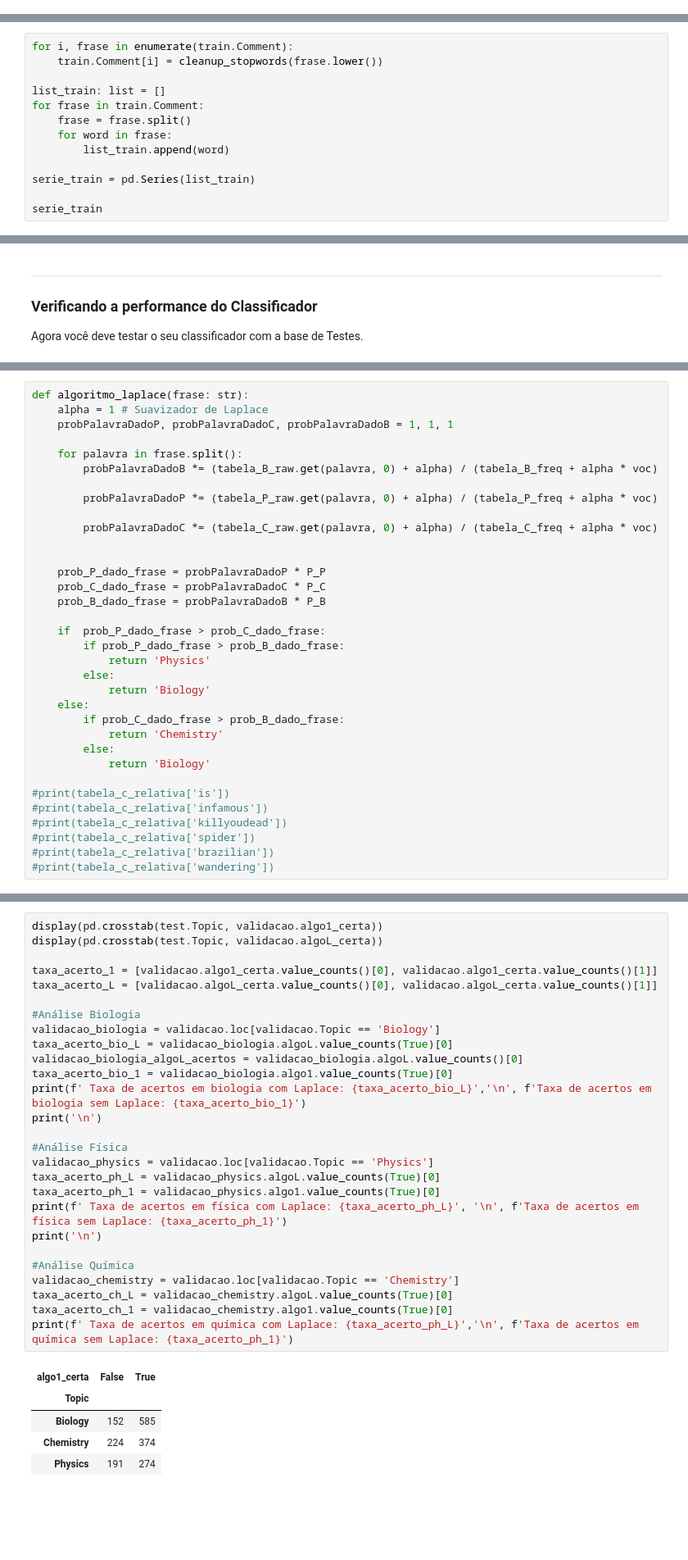
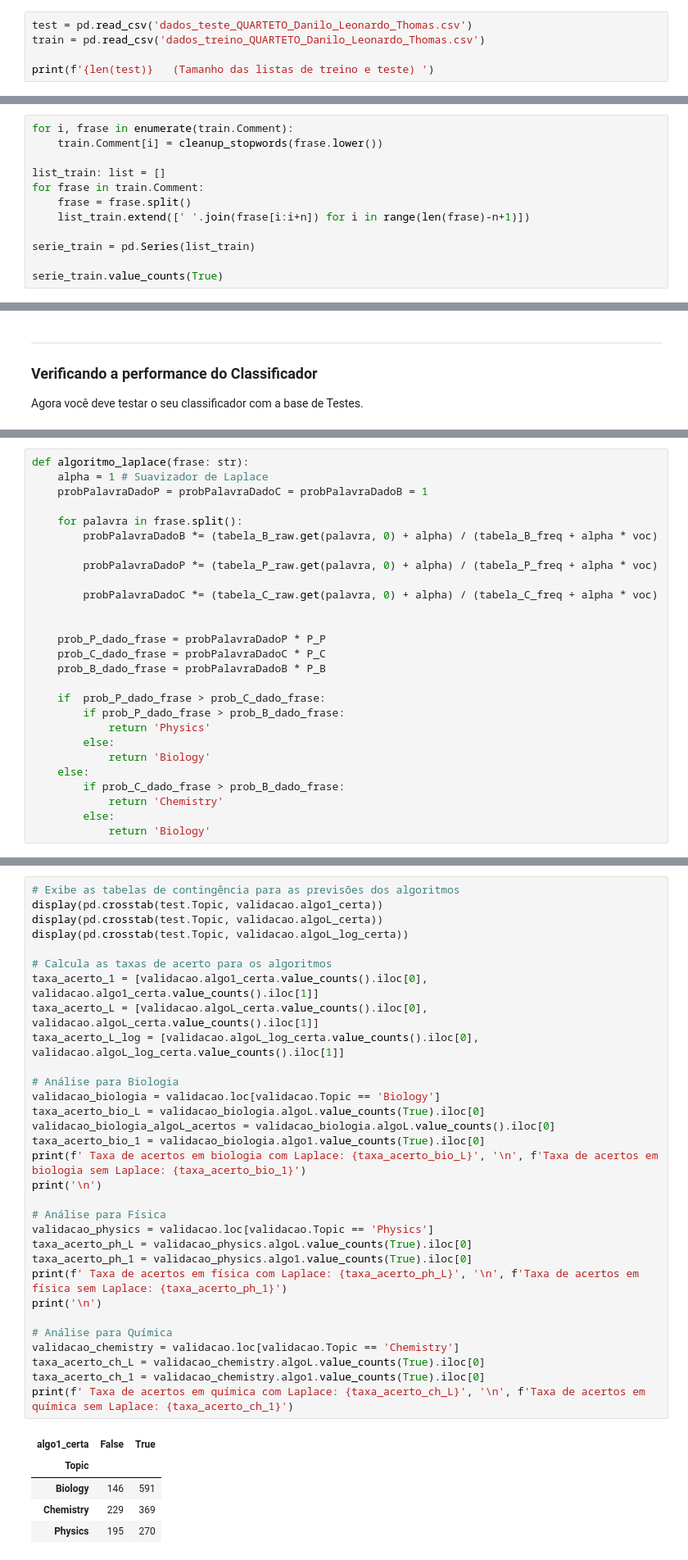
Before and after one commit to Danilo-C-Ramos/C-Dados-Grupo-1, a Jupyter notebook: Projeto1 Template.ipynb, the cells around one changed output, grey strips where cells are left out. Shown at 82% size. Drawn from its saved outputs; the diff is of its cells as text; blank space fills up the shorter version.

```diff
--- a/Projeto1 Template.ipynb
+++ b/Projeto1 Template.ipynb
@@ -51,0 +24,5 @@ test.head(5)
+# %%
+test = pd.read_csv('dados_teste_QUARTETO_Danilo_Leonardo_Thomas.csv')
+train = pd.read_csv('dados_treino_QUARTETO_Danilo_Leonardo_Thomas.csv')
+
+print(f'{len(test)}   (Tamanho das listas de treino e teste) ')
@@ -107,10 +86,9 @@ for i, frase in enumerate(train.Comment):
 list_train: list = []
 for frase in train.Comment:
     frase = frase.split()
-    for word in frase:
-        list_train.append(word)
+    list_train.extend([' '.join(frase[i:i+n]) for i in range(len(frase)-n+1)])
 
 serie_train = pd.Series(list_train)
 
-serie_train
+serie_train.value_counts(True)
 # %% [output]
@@ -252,7 +188,7 @@ Length: 40390, dtype: object
 # %%
 def algoritmo_laplace(frase: str):
     alpha = 1 # Suavizador de Laplace
-    probPalavraDadoP, probPalavraDadoC, probPalavraDadoB = 1, 1, 1
+    probPalavraDadoP = probPalavraDadoC = probPalavraDadoB = 1
 
     for palavra in frase.split():
         probPalavraDadoB *= (tabela_B_raw.get(palavra, 0) + alpha) / (tabela_B_freq + alpha * voc)
@@ -276,13 +212,6 @@ def algoritmo_laplace(frase: str):
             return 'Chemistry'
         else:
             return 'Biology'
-
-#print(tabela_c_relativa['is'])
-#print(tabela_c_relativa['infamous'])
-#print(tabela_c_relativa['killyoudead'])
-#print(tabela_c_relativa['spider'])
-#print(tabela_c_relativa['brazilian'])
-#print(tabela_c_relativa['wandering'])
 # %%
 # Algoritmo com Laplace utilizando log-probabilidades
 def algoritmo_laplace_log(frase: str, alpha=1):
@@ -385,35 +289,39 @@ Acertos com Laplace com log:
 # %%
+# Exibe as tabelas de contingência para as previsões dos algoritmos
 display(pd.crosstab(test.Topic, validacao.algo1_certa))
 display(pd.crosstab(test.Topic, validacao.algoL_certa))
+display(pd.crosstab(test.Topic, validacao.algoL_log_certa))
 
-taxa_acerto_1 = [validacao.algo1_certa.value_counts()[0], validacao.algo1_certa.value_counts()[1]]
-taxa_acerto_L = [validacao.algoL_certa.value_counts()[0], validacao.algoL_certa.value_counts()[1]]
+# Calcula as taxas de acerto para os algoritmos
+taxa_acerto_1 = [validacao.algo1_certa.value_counts().iloc[0], validacao.algo1_certa.value_counts().iloc[1]]
+taxa_acerto_L = [validacao.algoL_certa.value_counts().iloc[0], validacao.algoL_certa.value_counts().iloc[1]]
+taxa_acerto_L_log = [validacao.algoL_log_certa.value_counts().iloc[0], validacao.algoL_log_certa.value_counts().iloc[1]]
 
-#Análise Biologia
+# Análise para Biologia
 validacao_biologia = validacao.loc[validacao.Topic == 'Biology']
-taxa_acerto_bio_L = validacao_biologia.algoL.value_counts(True)[0]
-validacao_biologia_algoL_acertos = validacao_biologia.algoL.value_counts()[0]
-taxa_acerto_bio_1 = validacao_biologia.algo1.value_counts(True)[0]
-print(f' Taxa de acertos em biologia com Laplace: {taxa_acerto_bio_L}','\n', f'Taxa de acertos em biologia sem Laplace: {taxa_acerto_bio_1}')
+taxa_acerto_bio_L = validacao_biologia.algoL.value_counts(True).iloc[0]
+validacao_biologia_algoL_acertos = validacao_biologia.algoL.value_counts().iloc[0]
+taxa_acerto_bio_1 = validacao_biologia.algo1.value_counts(True).iloc[0]
+print(f' Taxa de acertos em biologia com Laplace: {taxa_acerto_bio_L}', '\n', f'Taxa de acertos em biologia sem Laplace: {taxa_acerto_bio_1}')
 print('\n')
 
-#Análise Física
+# Análise para Física
 validacao_physics = validacao.loc[validacao.Topic == 'Physics']
-taxa_acerto_ph_L = validacao_physics.algoL.value_counts(True)[0]
-taxa_acerto_ph_1 = validacao_physics.algo1.value_counts(True)[0]
+taxa_acerto_ph_L = validacao_physics.algoL.value_counts(True).iloc[0]
+taxa_acerto_ph_1 = validacao_physics.algo1.value_counts(True).iloc[0]
 print(f' Taxa de acertos em física com Laplace: {taxa_acerto_ph_L}', '\n', f'Taxa de acertos em física sem Laplace: {taxa_acerto_ph_1}')
 print('\n')
 
-#Análise Química
+# Análise para Química
 validacao_chemistry = validacao.loc[validacao.Topic == 'Chemistry']
-taxa_acerto_ch_L = validacao_chemistry.algoL.value_counts(True)[0]
-taxa_acerto_ch_1 = validacao_chemistry.algo1.value_counts(True)[0]
-print(f' Taxa de acertos em química com Laplace: {taxa_acerto_ph_L}','\n', f'Taxa de acertos em química sem Laplace: {taxa_acerto_ph_1}')
+taxa_acerto_ch_L = validacao_chemistry.algoL.value_counts(True).iloc[0]
+taxa_acerto_ch_1 = validacao_chemistry.algo1.value_counts(True).iloc[0]
+print(f' Taxa de acertos em química com Laplace: {taxa_acerto_ch_L}', '\n', f'Taxa de acertos em química sem Laplace: {taxa_acerto_ch_1}')
 # %% [output]
 | algo1_certa | False | True |
 | Topic |  |  |
-| Biology | 152 | 585 |
-| Chemistry | 224 | 374 |
-| Physics | 191 | 274 |
+| Biology | 146 | 591 |
+| Chemistry | 229 | 369 |
+| Physics | 195 | 270 |
 | algoL_certa | False | True |
 | Topic |  |  |
```
Also changed, not shown: parts of 19 cells of this notebook.
